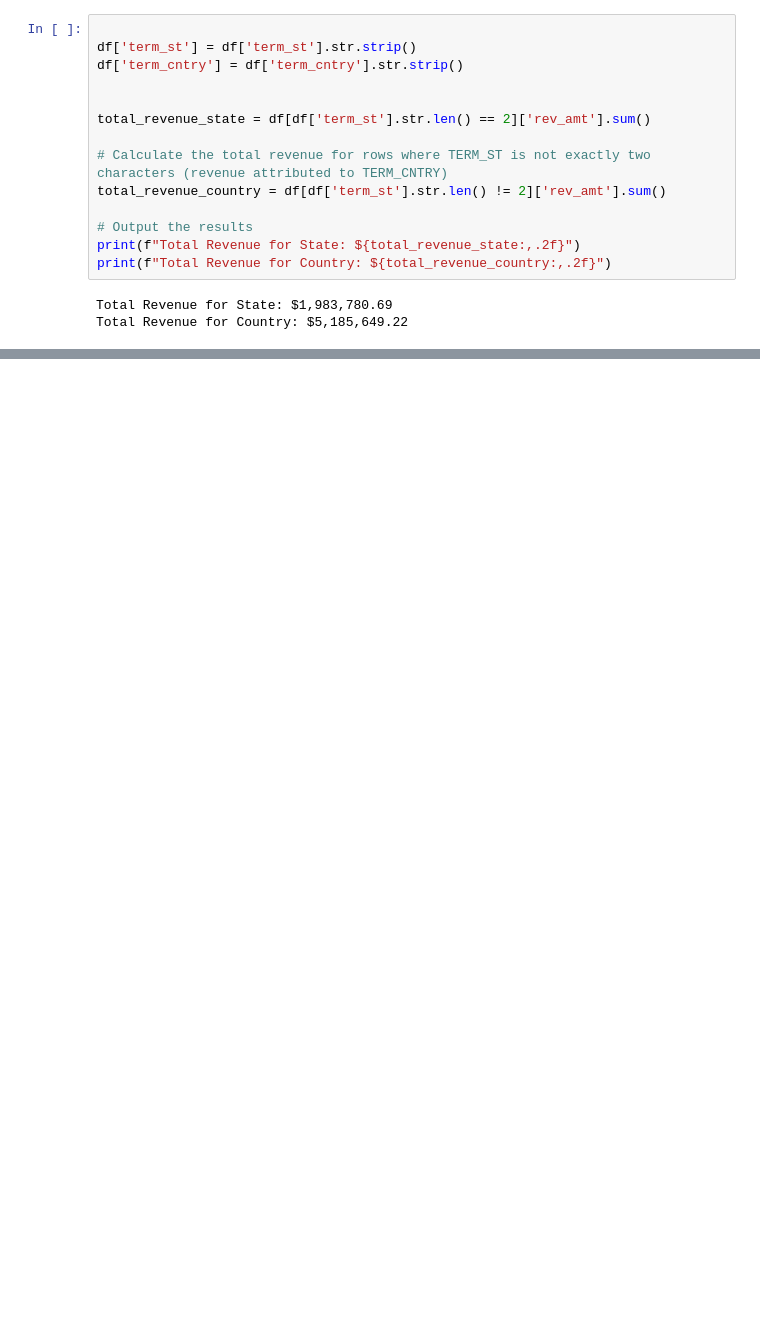
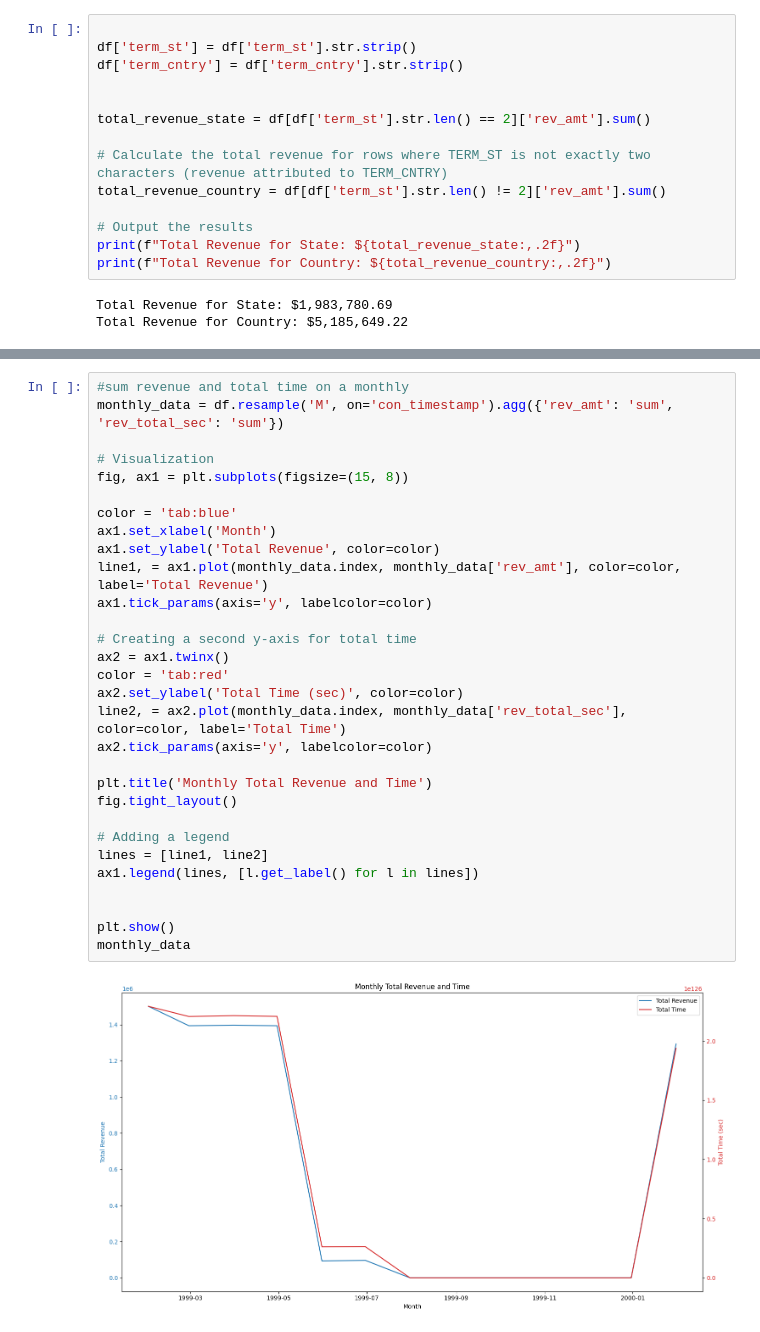
Before and after one commit to BaoNgocPham/final_project, a Jupyter notebook: Data analysis.ipynb, the cells around one changed output, grey strips where cells are left out. Cells and saved outputs as stored; diff of their text form; blank space fills up the shorter version.

```diff
--- a/Data analysis.ipynb
+++ b/Data analysis.ipynb
@@ -41,0 +83,32 @@ Total Revenue for Country: $5,185,649.22
+# %%
+#sum revenue and total time on a monthly
+monthly_data = df.resample('M', on='con_timestamp').agg({'rev_amt': 'sum', 'rev_total_sec': 'sum'})
+
+# Visualization
+fig, ax1 = plt.subplots(figsize=(15, 8))
+
+color = 'tab:blue'
+ax1.set_xlabel('Month')
+ax1.set_ylabel('Total Revenue', color=color)
+line1, = ax1.plot(monthly_data.index, monthly_data['rev_amt'], color=color, label='Total Revenue')
+ax1.tick_params(axis='y', labelcolor=color)
+
+# Creating a second y-axis for total time
+ax2 = ax1.twinx()
+color = 'tab:red'
+ax2.set_ylabel('Total Time (sec)', color=color)
+line2, = ax2.plot(monthly_data.index, monthly_data['rev_total_sec'], color=color, label='Total Time')
+ax2.tick_params(axis='y', labelcolor=color)
+
+plt.title('Monthly Total Revenue and Time')
+fig.tight_layout()
+
+# Adding a legend
+lines = [line1, line2]
+ax1.legend(lines, [l.get_label() for l in lines])
+
+
+plt.show()
+monthly_data
+# %% [output]
+[figure, added]
```
Also changed, not shown: parts of 6 cells of this notebook.
